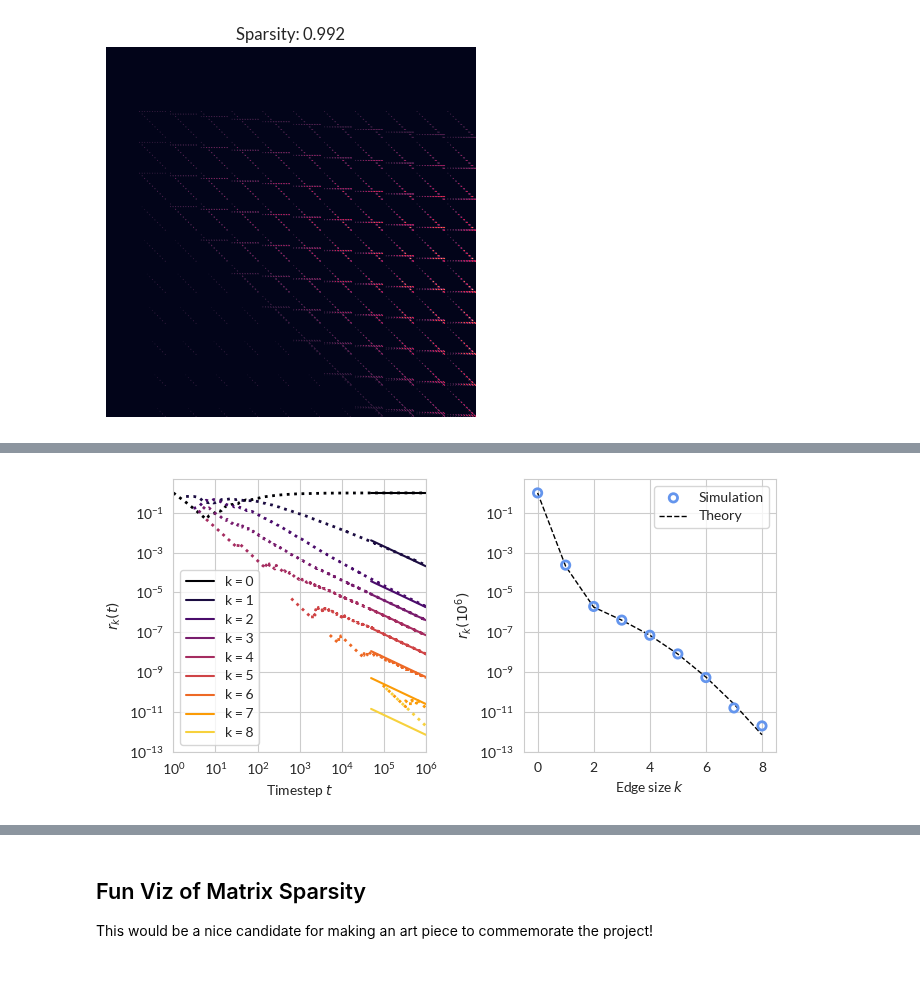
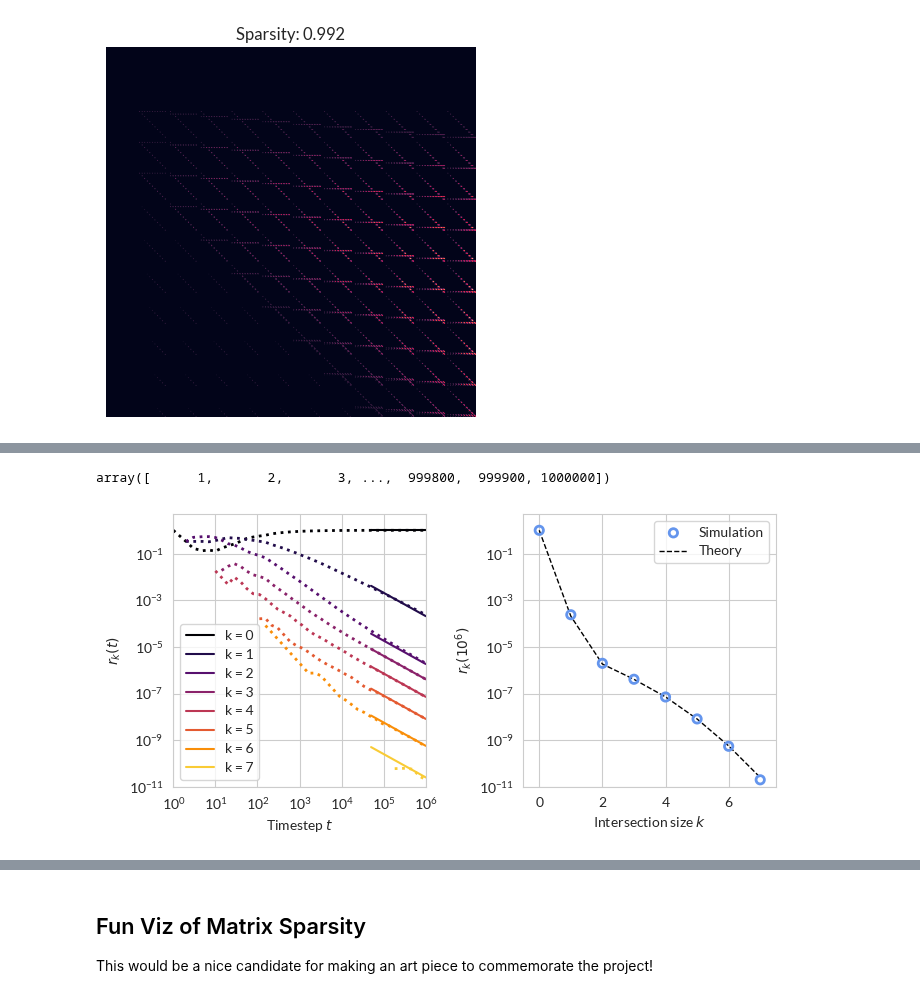
Before and after one commit to hexie1995/HyperGraph, a Jupyter notebook: code/analytic-intersections.ipynb, the cells around one changed output, grey strips where cells are left out. Cells and saved outputs as stored; diff of their text form; code cells hidden in the pictures.

```diff
--- a/code/analytic-intersections.ipynb
+++ b/code/analytic-intersections.ipynb
@@ -25,7 +25,7 @@ The autoreload extension is already loaded. To reload it, use:
 # %%
 k_max = 12
 pars = {
-    "eta"   : 0.3,
+    "eta"   : 0.35,
     "beta"  : np.zeros(k_max),
     "gamma" : np.zeros(k_max)
 }
@@ -117,3 +139,12 @@ Leading eigenvalue = 1.000000
+# %%
+l = R_.shape[0]
+
+sub1 = np.arange(1, 100)
+sub2 = np.arange(100, l, 100)
+
+np.concatenate([sub1, sub2])
+# %% [output]
+array([      1,       2,       3, ...,  999800,  999900, 1000000])
 # %%
 from mpl_toolkits.axes_grid1 import make_axes_locatable
 
@@ -130,7 +161,7 @@ theory_prop    = theory_prop / theory_prop[0]
 q = theory_prop
 
 k_min = 0
-show_k_up_to = 9
+show_k_up_to = 8
 import matplotlib.cm as cm
 cmap = cm.inferno
 
@@ -144,9 +175,17 @@ ax = axarr.ravel()[0]
 R_ = R / R.sum(axis = 1)[:, None]
 R_[R_ == 0] = np.nan
 
+l = R_.shape[0]
+
+decay = 1.4
+
+subsample = (decay**np.arange(0, np.log(1e6)/np.log(decay))).astype(int)
+
+
+
 for k in range(k_min, show_k_up_to):
     try:
-        ax.plot(R_[    :, k], linestyle = ":", color = cmap(k/show_k_up_to), linewidth = 2)
+        ax.plot(subsample, R_[    subsample, k], linestyle = ":", color = cmap(k/show_k_up_to), linewidth = 2)
     except:
         pass
 
@@ -163,34 +202,34 @@ ax.loglog()
 
 ax.legend(frameon=True)
 
-ax.set(xlim = (1, timesteps), ylim = (1e-13, 5), xlabel = r"Timestep $t$", ylabel = r"$r_{k}(t)$")
+ax.set(xlim = (1, timesteps), ylim = (1e-11, 5), xlabel = r"Timestep $t$", ylabel = r"$r_{k}(t)$")
 
 
 T_empirical = np.array([[[r[(i, j, k)] for k in range(k_max)] for j in range(k_max)] for i in range(k_max)])
 T_empirical = T_empirical / T_empirical.sum()
 
 
 empirical_prop = T_empirical.sum(axis = (0, 1)) / T_empirical.sum()
 theory_prop    = T.sum(axis = (0,1))
 theory_prop    = theory_prop / theory_prop[0]
 theory_prop[1:] = theory_prop[1:] / timesteps
 ix = empirical_prop > 0
 
 
 ax = axarr.ravel()[1]
 ax.scatter(np.array(range(k_max))[np.where(ix)], empirical_prop[ix], label = "Simulation", edgecolors="cornflowerblue", facecolor = "none", zorder = 10, linewidth=2)
 ax.plot(np.array(range(k_max))[np.where(ix)], theory_prop[ix], label = "Theory", color = "black", linewidth = 1, linestyle = "dashed")
 ax.legend()
 
 ax.semilogy()
-ax.set(ylim = (1e-13, 5), xlim = (-0.5, 8.5))
+ax.set(ylim = (1e-11, 5), xlim = (-0.5, 7.5))
 # ax.xlim(-0.1, 10.5)
-ax.set(xlabel = r"Edge size $k$", ylabel = r"$r_k(10^6)$")
+ax.set(xlabel = r"Intersection size $k$", ylabel = r"$r_k(10^6)$")
 
 # this plot needs a separate colorbar
 
 plt.tight_layout()
 
 plt.savefig("../fig/intersection-asymptotics-2-panel.png", dpi = 300, bbox_inches = "tight")
 # %% [output]
-[figure, old version]
+[figure, new version]
```
Also changed, not shown: parts of 2 cells of this notebook, 2 other files.
